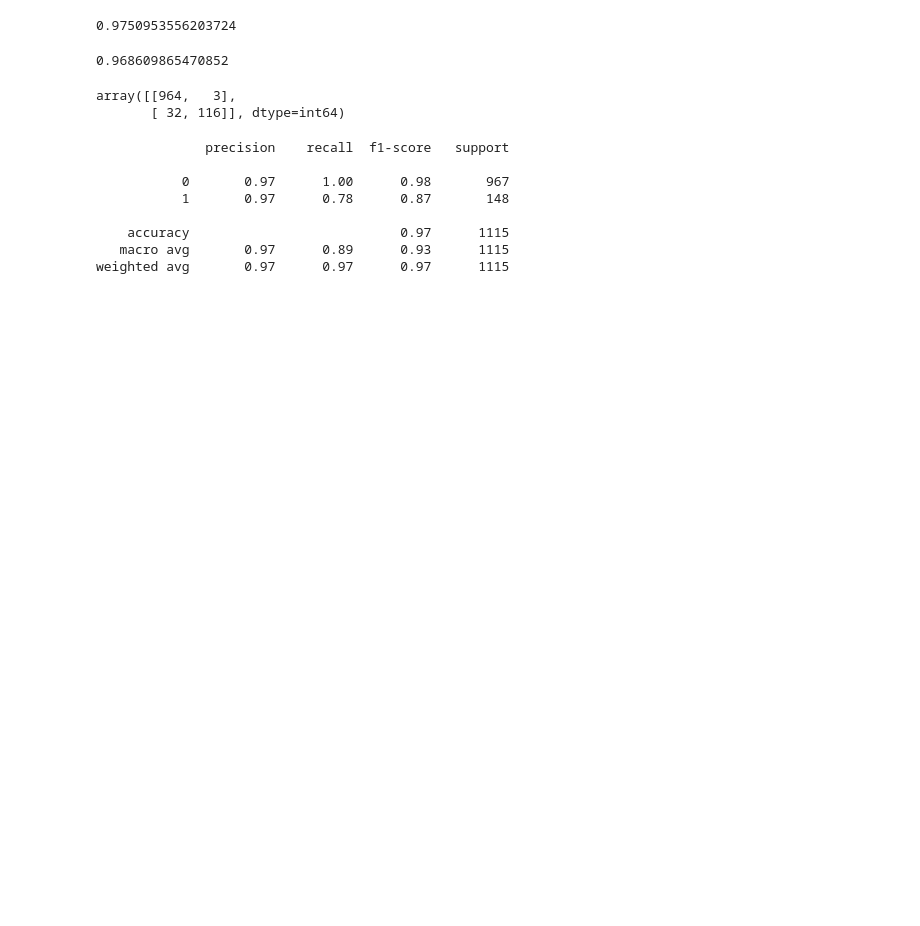
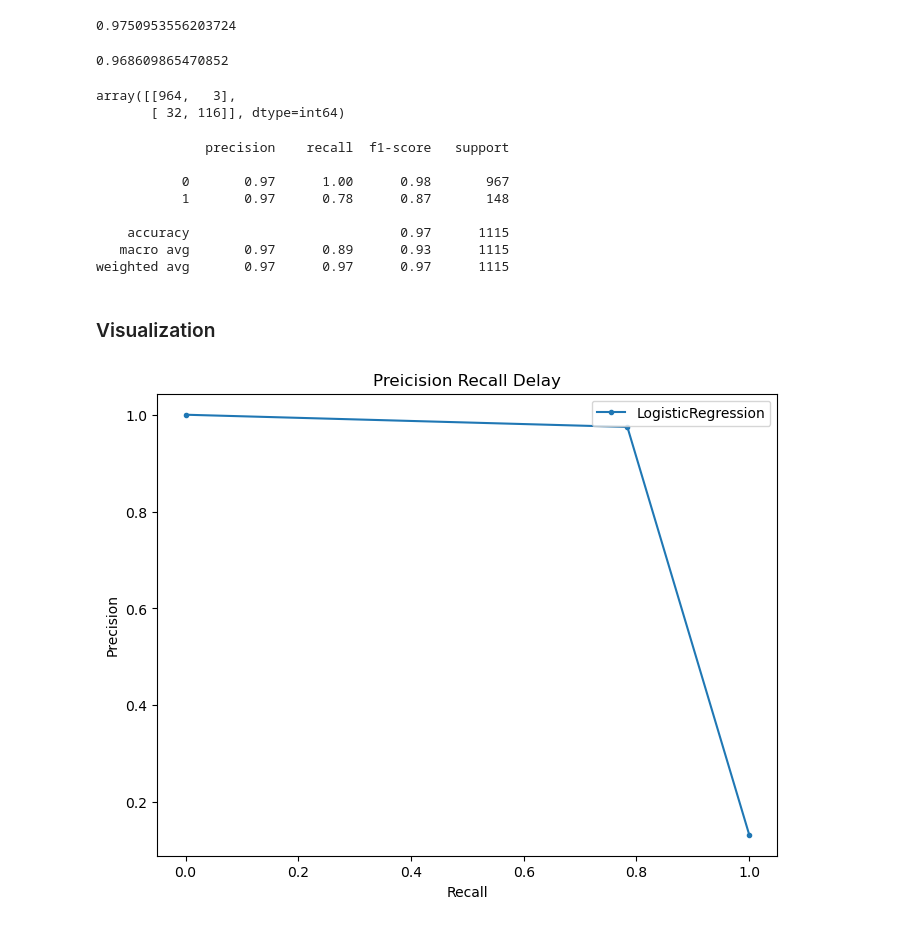
Before and after one commit to sghatak5/Email-Spam-Detection, a Jupyter notebook: 02_Logistic_Regression.ipynb, the cells around one changed output. Cells and saved outputs as stored; diff of their text form; code cells hidden in the pictures; blank space fills up the shorter version.

Commit message:
Add README, Visualization

```diff
--- a/02_Logistic_Regression.ipynb
+++ b/02_Logistic_Regression.ipynb
@@ -88,3 +97,17 @@ print(metrics.classification_report(y_test, pred_test))
     accuracy                           0.97      1115
    macro avg       0.97      0.89      0.93      1115
 weighted avg       0.97      0.97      0.97      1115
+# %% [markdown]
+### Visualization
+# %%
+precision, recall, _ = metrics.precision_recall_curve(y_test, pred_test)
+
+plt.figure(figsize=(8, 6))
+plt.plot(recall, precision, marker='.', label='LogisticRegression')
+plt.xlabel('Recall')
+plt.ylabel('Precision')
+plt.title('Preicision Recall Delay')
+plt.legend()
+plt.show()
+# %% [output]
+[figure, added]
```
Also changed, not shown: parts of 6 cells of this notebook, 2 other files.
